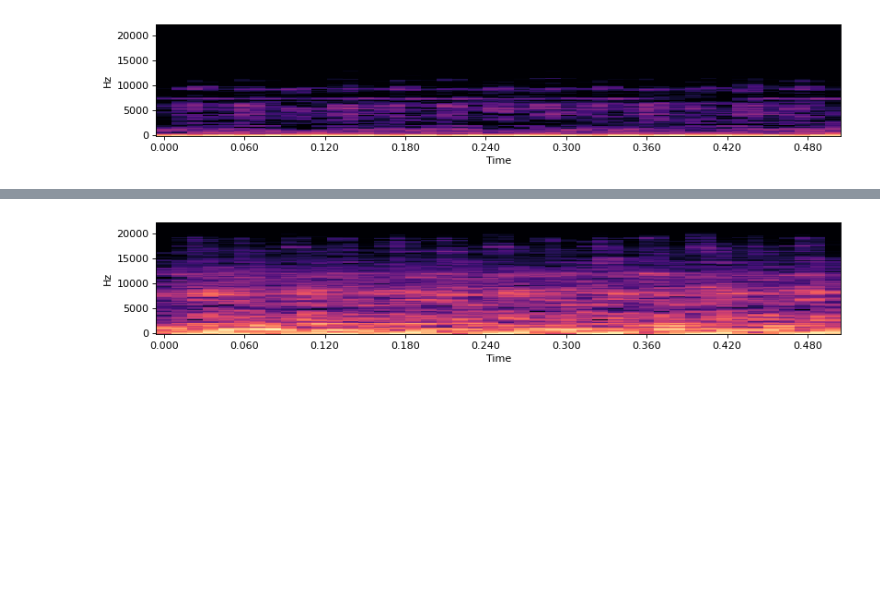
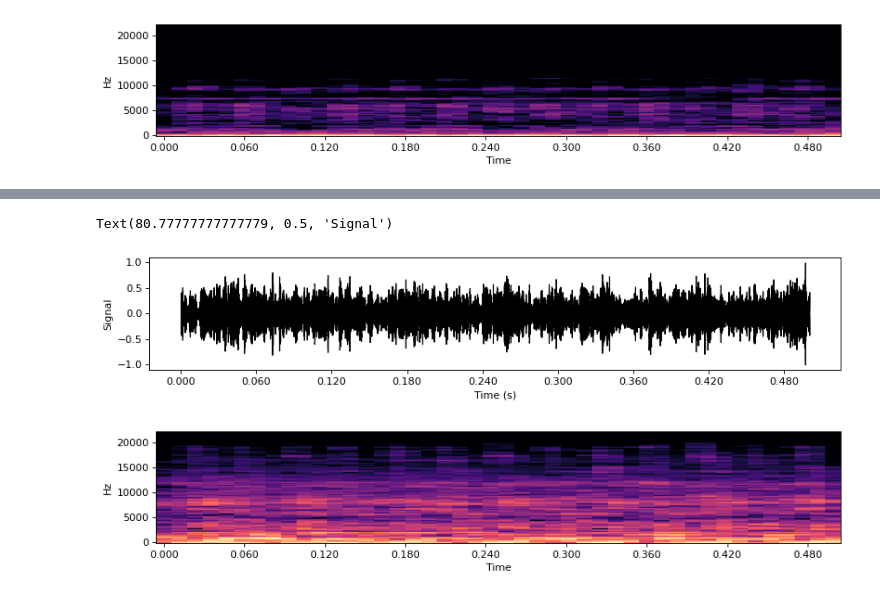
Before and after one commit to matsozza/Python_ML_CombustionEnginesRecog_MBA, a Jupyter notebook: 1_SoundDetectionMain.ipynb, the cells around one changed output, grey strips where cells are left out. Drawn from its saved outputs; the diff is of its cells as text; code cells hidden in the pictures; blank space fills up the shorter version.

```diff
--- a/1_SoundDetectionMain.ipynb
+++ b/1_SoundDetectionMain.ipynb
@@ -180,3 +160,12 @@ Audio(segAudio_AA[7068], rate=AUDIO_SR)
 # %% [output]
 [interactive output not drawn]
+# %%
+# Plot Audio signal 2
+figure(figsize=(12,2), dpi=80)
+librosa.display.waveshow(segAudioNorm_AA[7068], sr= AUDIO_SR, color='black')
+plt.xlabel('Time (s)')
+plt.ylabel('Signal')
+# %% [output]
+Text(80.77777777777779, 0.5, 'Signal')
+[figure, added]
 # %%
```
Also changed, not shown: parts of 25 cells of this notebook, 1 other file.
